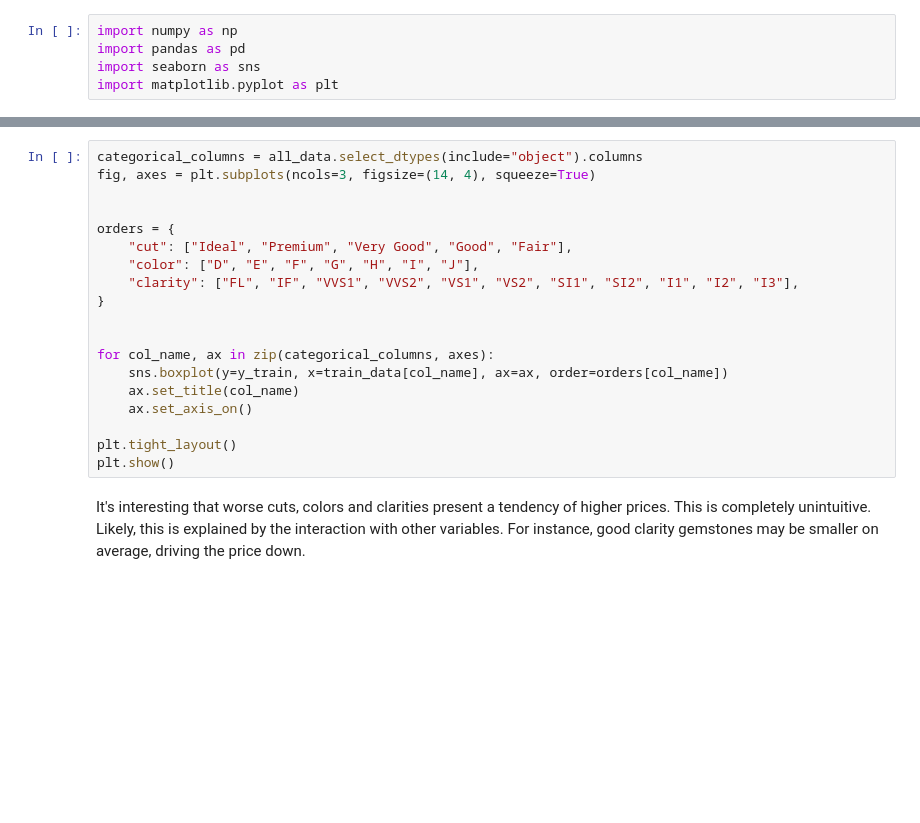
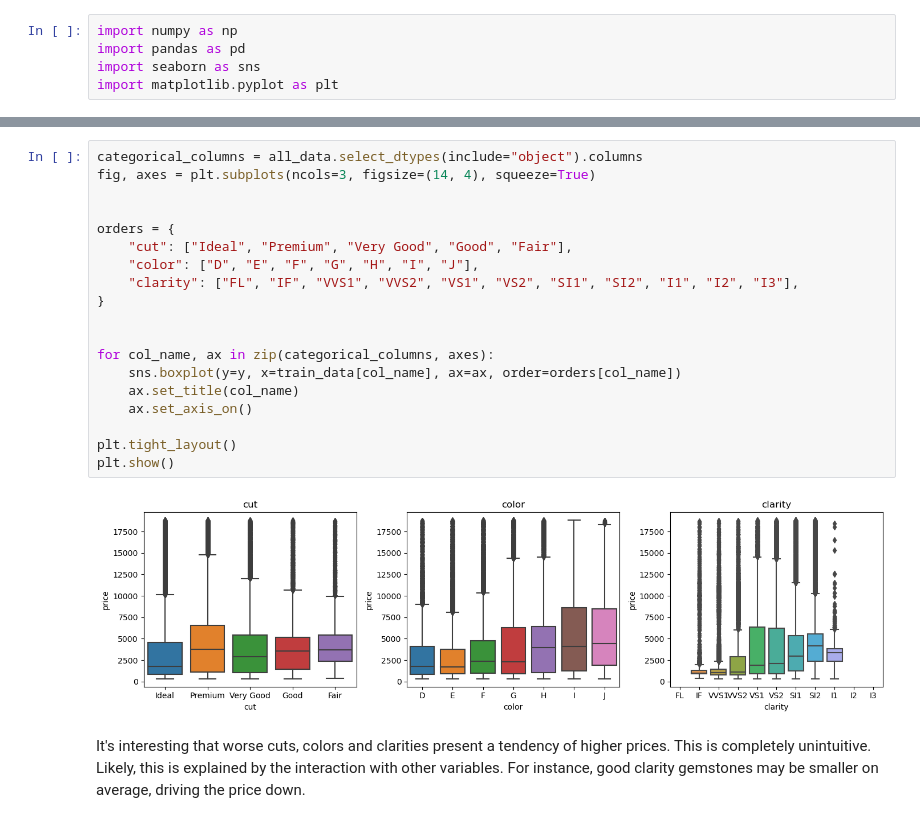
Before and after one commit to mathpn/kaggle-playground-series, a Jupyter notebook: gemstone_s03_e08/eda_and_train.ipynb, the cells around one changed output, grey strips where cells are left out. Saved outputs shown, nothing was run; the diff lists cells and outputs as text; blank space fills up the shorter version.

```diff
--- a/gemstone_s03_e08/eda_and_train.ipynb
+++ b/gemstone_s03_e08/eda_and_train.ipynb
@@ -52,22 +68,24 @@ plt.show()
 # %%
 categorical_columns = all_data.select_dtypes(include="object").columns
 fig, axes = plt.subplots(ncols=3, figsize=(14, 4), squeeze=True)
 
 
 orders = {
     "cut": ["Ideal", "Premium", "Very Good", "Good", "Fair"],
     "color": ["D", "E", "F", "G", "H", "I", "J"],
     "clarity": ["FL", "IF", "VVS1", "VVS2", "VS1", "VS2", "SI1", "SI2", "I1", "I2", "I3"],
 }
 
 
 for col_name, ax in zip(categorical_columns, axes):
-    sns.boxplot(y=y_train, x=train_data[col_name], ax=ax, order=orders[col_name])
+    sns.boxplot(y=y, x=train_data[col_name], ax=ax, order=orders[col_name])
     ax.set_title(col_name)
     ax.set_axis_on()
 
 plt.tight_layout()
 plt.show()
+# %% [output]
+[figure, added]
 # %% [markdown]
 It's interesting that worse cuts, colors and clarities present a tendency of higher prices. This is completely unintuitive. Likely, this is explained by the interaction with other variables. For instance, good clarity gemstones may be smaller on average, driving the price down.
 # %%
```
Also changed, not shown: parts of 15 cells of this notebook.
